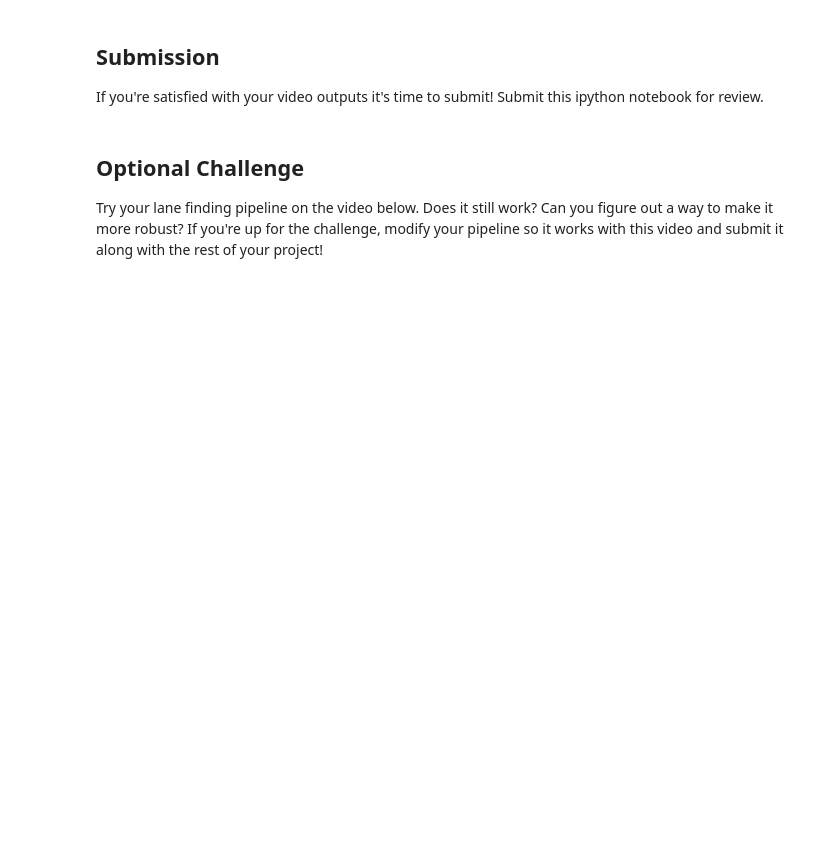
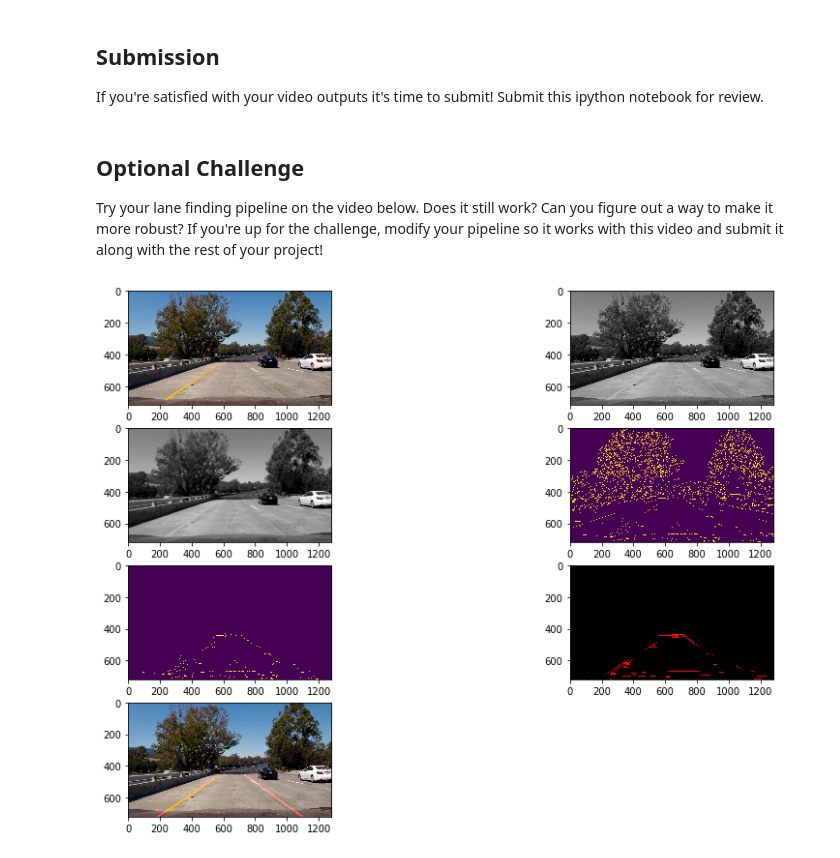
Before and after one commit to LucFrachon/carnd_project1, a Jupyter notebook: P1.ipynb, the cells around one changed output. Drawn from its saved outputs; the diff is of its cells as text; code cells hidden in the pictures; blank space fills up the shorter version.

Commit message:
Complete detection for videos 1 & 2.

```diff
--- a/P1.ipynb
+++ b/P1.ipynb
@@ -407,10 +411,11 @@ vertex_ratio_h = .45
 vertex_ratio_v = .60
 low_thresh = 50
 high_thresh = 200
+L2gradient = False
 rho = 2
 theta = 1 * np.pi / 180.
 min_votes = 15
-min_line_length = 40
+min_line_len = 40
 max_line_gap = 20
 angle = 3 * np.pi / 16
 angle_threshold = np.pi / 16
@@ -423,10 +428,11 @@ def process_image(image):
                                    k_size = k_size,
                                    low_thresh = low_thresh,
                                    high_thresh = high_thresh,
+                                   L2gradient = L2gradient,
                                    rho = rho,
                                    theta = theta,
                                    min_votes = min_votes,
-                                   min_line_length = min_line_length,
+                                   min_line_len = min_line_len,
                                    max_line_gap = max_line_gap,
                                    angle = angle,
                                    angle_thresh = angle_threshold,
@@ -516 +513,44 @@ Try your lane finding pipeline on the video below.  Does it still work?  Can you
+# %%
+# Set up parameters:
+k_size = 9  # Must be an odd number
+vertex_ratio_h = .45
+vertex_ratio_v = .60
+low_thresh = 15
+high_thresh = 50
+L2gradient = False
+rho = 2
+theta = 1 * np.pi / 180.
+min_votes = 15
+min_line_len = 40
+max_line_gap = 20
+angle = 3 * np.pi / 16
+angle_threshold = np.pi / 64
+
+def process_image(image, debug = False):
+    # NOTE: The output you return should be a color image (3 channel) for processing video below
+    # TODO: put your pipeline here,
+    # you should return the final output (image with lines are drawn on lanes)
+    result = lane_detection_ppline(image,
+                                   k_size = k_size,
+                                   low_thresh = low_thresh,
+                                   high_thresh = high_thresh,
+                                   L2gradient = L2gradient,
+                                   rho = rho,
+                                   theta = theta,
+                                   min_votes = min_votes,
+                                   min_line_len = min_line_len,
+                                   max_line_gap = max_line_gap,
+                                   angle = angle,
+                                   angle_thresh = angle_threshold,
+                                   debug = debug)
+    return result
+
+challenge_output = 'extra.mp4'
+clip2 = VideoFileClip('challenge.mp4')
+clip2.save_frame("challenge/frame.jpg", t = 5)      # just cue to 10ms position
+frame = mpimg.imread('challenge/frame.jpg')
+plt.figure(figsize = (15, 10))
+result = process_image(frame, debug = True)
+# %% [output]
+[figure, added]
 # %%
```
Also changed, not shown: parts of 10 cells of this notebook, 4 other files.
